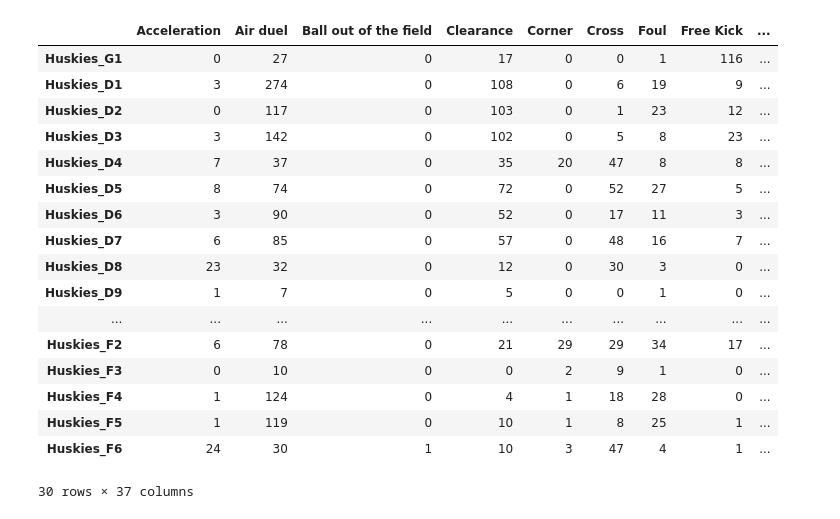
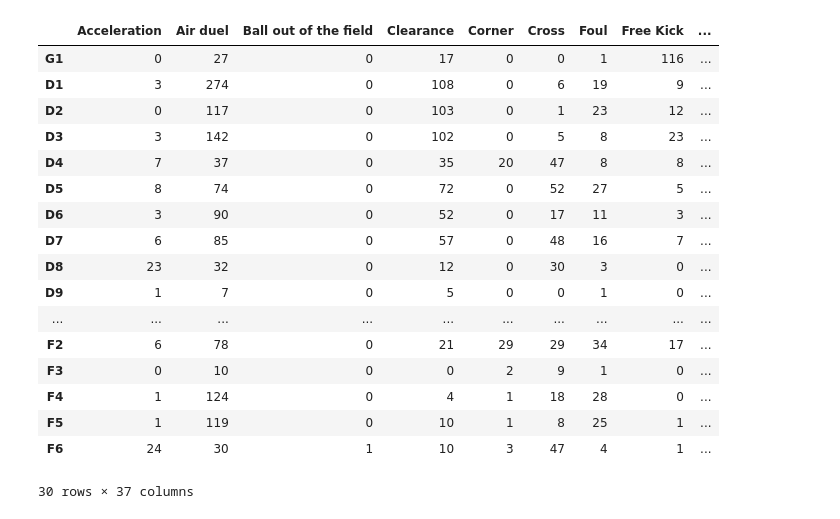
Before and after one commit to GZNGroup/2020MCM-ICM, a Jupyter notebook: 2020_Weekend1_Problems/processing.ipynb, the cells around one changed output. Saved outputs shown, nothing was run; the diff lists cells and outputs as text; code cells hidden in the pictures.

```diff
--- a/2020_Weekend1_Problems/processing.ipynb
+++ b/2020_Weekend1_Problems/processing.ipynb
@@ -83,36 +80,71 @@ PlayersDict = {
     "Huskies_F5": 28,
     "Huskies_F6": 29,
 }
+PlayersDictRev={v:k for k,v in PlayersDict.items()}
+PlayersDictShort={
+    "G1":0,
+    "D1":1,
+    "D2":2,
+    "D3":3,
+    "D4":4,
+    "D5":5,
+    "D6":6,
+    "D7":7,
+    "D8":8,
+    "D9":9,
+    "D10":10,
+    "M1":11,
+    "M2":12,
+    "M3":13,
+    "M4":14,
+    "M5":15,
+    "M6":16,
+    "M7":17,
+    "M8":18,
+    "M9":19,
+    "M10":20,
+    "M11":21,
+    "M12":22,
+    "M13":23,
+    "F1":24,
+    "F2":25,
+    "F3":26,
+    "F4":27,
+    "F5":28,
+    "F6":29
+}
+PlayersDictShortRev={v:k for k,v in PlayersDictShort.items()}
 EventTypeList = pd.DataFrame(data.groupby(["EventType"]))[0].tolist()
 EventSubTypeList = pd.DataFrame(data.groupby(["EventSubType"]))[0].tolist()
 EventSubTypeList.append("Offside")
 # %%
 PlayerData = pd.DataFrame(index=PlayersDict.keys(), columns=EventSubTypeList, data=0)
 N = data.shape[0]
 for i in range(0,N):
     if (data['TeamID'][i] == 'Huskies'):
         try:
             PlayerData[data['EventSubType'][i]][PlayersDict[data['OriginPlayerID'][i]]] += 1
         except:
             data['EventSubType'][i] = 'Offside'
             PlayerData[data['EventSubType'][i]][PlayersDict[data['OriginPlayerID'][i]]] += 1
+PlayerData.index=PlayersDictShort.keys()
 PlayerData
 # %% [output]
 |  | Acceleration | Air duel | Ball out of the field | Clearance | Corner | Cross | Foul | Free Kick | ... |
-| Huskies_G1 | 0 | 27 | 0 | 17 | 0 | 0 | 1 | 116 | ... |
-| Huskies_D1 | 3 | 274 | 0 | 108 | 0 | 6 | 19 | 9 | ... |
-| Huskies_D2 | 0 | 117 | 0 | 103 | 0 | 1 | 23 | 12 | ... |
-| Huskies_D3 | 3 | 142 | 0 | 102 | 0 | 5 | 8 | 23 | ... |
-| Huskies_D4 | 7 | 37 | 0 | 35 | 20 | 47 | 8 | 8 | ... |
-| Huskies_D5 | 8 | 74 | 0 | 72 | 0 | 52 | 27 | 5 | ... |
-| Huskies_D6 | 3 | 90 | 0 | 52 | 0 | 17 | 11 | 3 | ... |
-| Huskies_D7 | 6 | 85 | 0 | 57 | 0 | 48 | 16 | 7 | ... |
-| Huskies_D8 | 23 | 32 | 0 | 12 | 0 | 30 | 3 | 0 | ... |
-| Huskies_D9 | 1 | 7 | 0 | 5 | 0 | 0 | 1 | 0 | ... |
+| G1 | 0 | 27 | 0 | 17 | 0 | 0 | 1 | 116 | ... |
+| D1 | 3 | 274 | 0 | 108 | 0 | 6 | 19 | 9 | ... |
+| D2 | 0 | 117 | 0 | 103 | 0 | 1 | 23 | 12 | ... |
+| D3 | 3 | 142 | 0 | 102 | 0 | 5 | 8 | 23 | ... |
+| D4 | 7 | 37 | 0 | 35 | 20 | 47 | 8 | 8 | ... |
+| D5 | 8 | 74 | 0 | 72 | 0 | 52 | 27 | 5 | ... |
+| D6 | 3 | 90 | 0 | 52 | 0 | 17 | 11 | 3 | ... |
+| D7 | 6 | 85 | 0 | 57 | 0 | 48 | 16 | 7 | ... |
+| D8 | 23 | 32 | 0 | 12 | 0 | 30 | 3 | 0 | ... |
+| D9 | 1 | 7 | 0 | 5 | 0 | 0 | 1 | 0 | ... |
 | ... | ... | ... | ... | ... | ... | ... | ... | ... | ... |
-| Huskies_F2 | 6 | 78 | 0 | 21 | 29 | 29 | 34 | 17 | ... |
-| Huskies_F3 | 0 | 10 | 0 | 0 | 2 | 9 | 1 | 0 | ... |
-| Huskies_F4 | 1 | 124 | 0 | 4 | 1 | 18 | 28 | 0 | ... |
-| Huskies_F5 | 1 | 119 | 0 | 10 | 1 | 8 | 25 | 1 | ... |
-| Huskies_F6 | 24 | 30 | 1 | 10 | 3 | 47 | 4 | 1 | ... |
+| F2 | 6 | 78 | 0 | 21 | 29 | 29 | 34 | 17 | ... |
+| F3 | 0 | 10 | 0 | 0 | 2 | 9 | 1 | 0 | ... |
+| F4 | 1 | 124 | 0 | 4 | 1 | 18 | 28 | 0 | ... |
+| F5 | 1 | 119 | 0 | 10 | 1 | 8 | 25 | 1 | ... |
+| F6 | 24 | 30 | 1 | 10 | 3 | 47 | 4 | 1 | ... |
 30 rows × 37 columns
```
Also changed, not shown: parts of 8 cells of this notebook, 1 other file.
